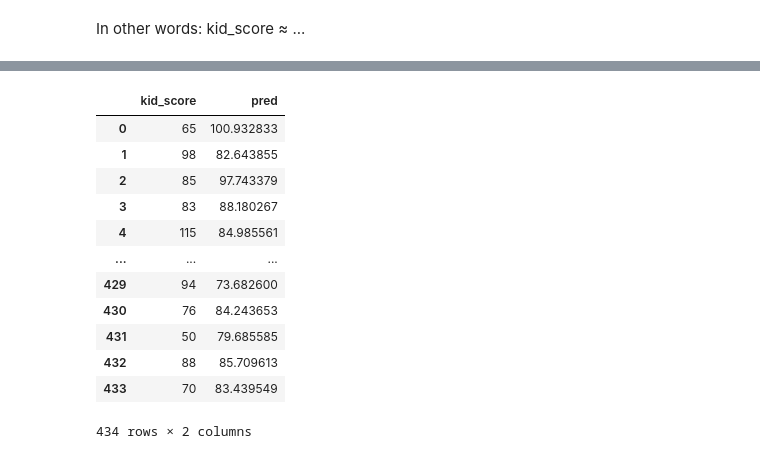
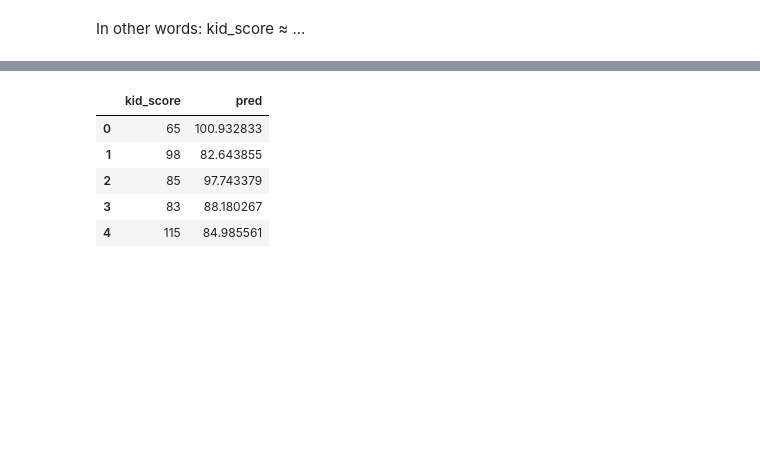
Before and after one commit to vvseva/DS_DAPS, a Jupyter notebook: 1-lab/summarization.ipynb, the cells around one changed output, grey strips where cells are left out. Drawn from its saved outputs; the diff is of its cells as text; code cells hidden in the pictures; blank space fills up the shorter version.

```diff
--- a/1-lab/summarization.ipynb
+++ b/1-lab/summarization.ipynb
@@ -357,19 +321,12 @@ array([100.93283337,  82.64385451,  97.74337895,  88.18026701,
 # %%
 output = y.to_frame()
 output['pred'] = y_pred
-output
+output.head()
 # %% [output]
 |  | kid_score | pred |
 | 0 | 65 | 100.932833 |
 | 1 | 98 | 82.643855 |
 | 2 | 85 | 97.743379 |
 | 3 | 83 | 88.180267 |
 | 4 | 115 | 84.985561 |
-| ... | ... | ... |
-| 429 | 94 | 73.682600 |
-| 430 | 76 | 84.243653 |
-| 431 | 50 | 79.685585 |
-| 432 | 88 | 85.709613 |
-| 433 | 70 | 83.439549 |
-434 rows × 2 columns
 # %%
```
Also changed, not shown: parts of 4 cells of this notebook.
